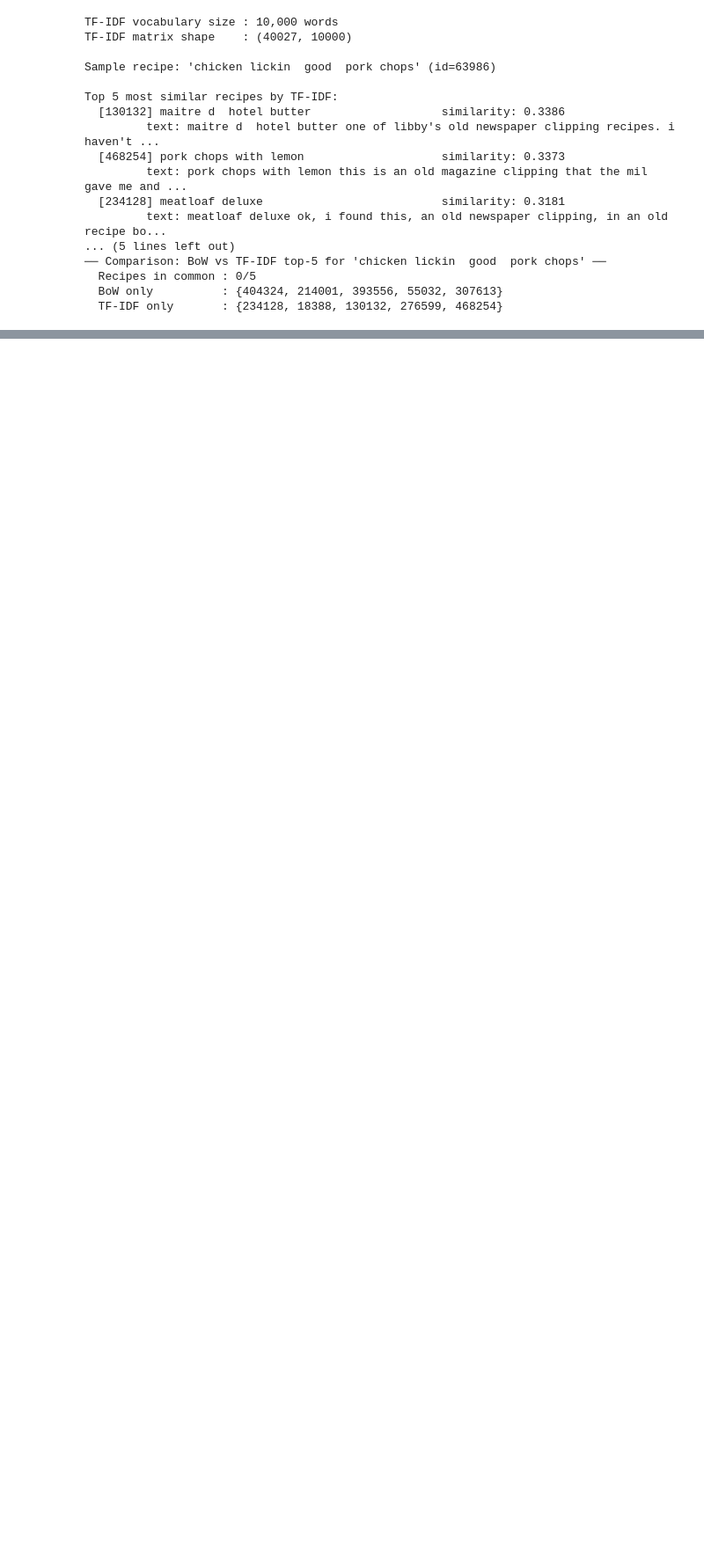
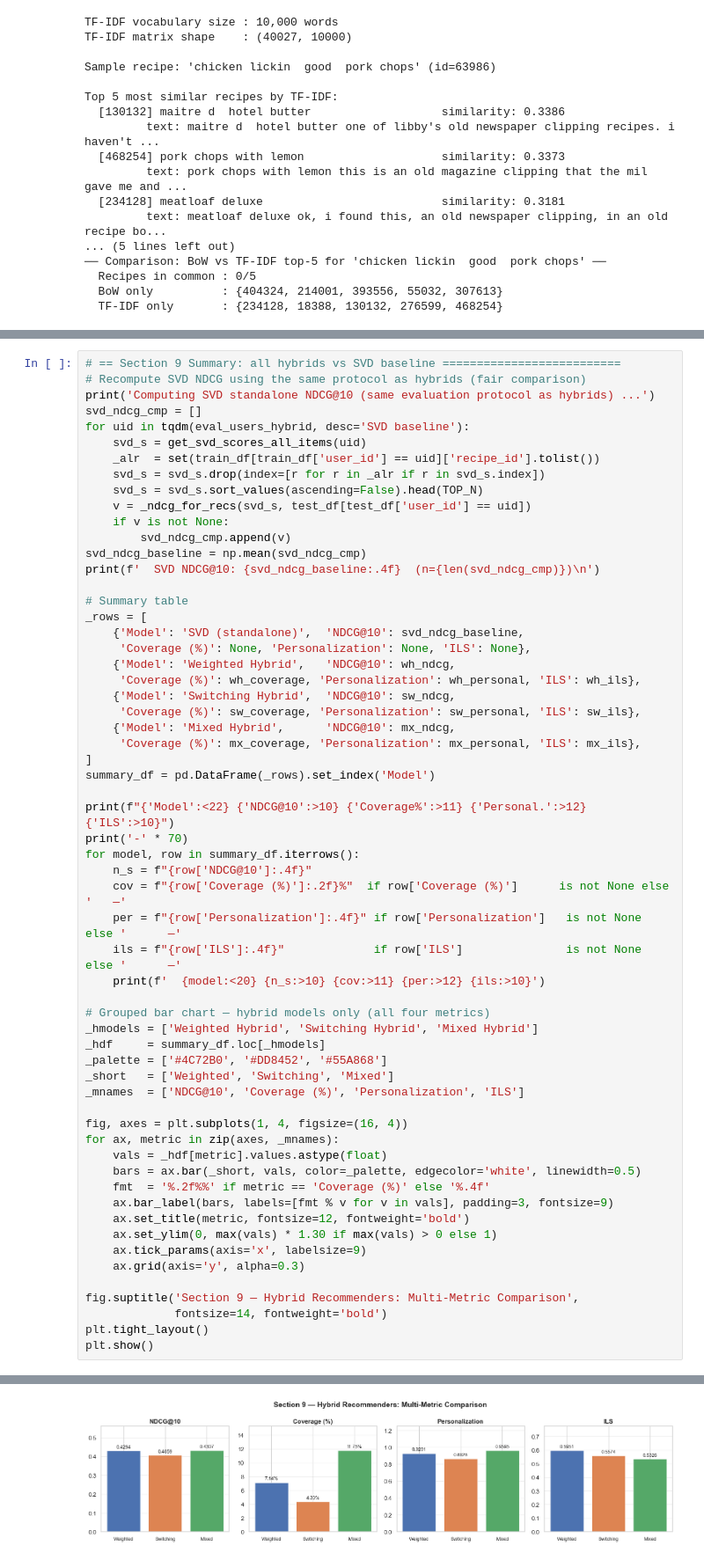
Before and after one commit to beamartin27/Food-Recommender-System, a Jupyter notebook: RecSys_Group_Project.ipynb, the cells around one changed output, grey strips where cells are left out. Shown at 88% size. Saved outputs shown, nothing was run; the diff lists cells and outputs as text; blank space fills up the shorter version.

```diff
--- a/RecSys_Group_Project.ipynb
+++ b/RecSys_Group_Project.ipynb
@@ -2545,0 +3256,61 @@ Content-Based (Combined)   0.9627        0.9627        0.7865     0.7752
+# %%
+# == Section 9 Summary: all hybrids vs SVD baseline ==========================
+# Recompute SVD NDCG using the same protocol as hybrids (fair comparison)
+print('Computing SVD standalone NDCG@10 (same evaluation protocol as hybrids) ...')
+svd_ndcg_cmp = []
+for uid in tqdm(eval_users_hybrid, desc='SVD baseline'):
+    svd_s = get_svd_scores_all_items(uid)
+    _alr  = set(train_df[train_df['user_id'] == uid]['recipe_id'].tolist())
+    svd_s = svd_s.drop(index=[r for r in _alr if r in svd_s.index])
+    svd_s = svd_s.sort_values(ascending=False).head(TOP_N)
+    v = _ndcg_for_recs(svd_s, test_df[test_df['user_id'] == uid])
+    if v is not None:
+        svd_ndcg_cmp.append(v)
+svd_ndcg_baseline = np.mean(svd_ndcg_cmp)
+print(f'  SVD NDCG@10: {svd_ndcg_baseline:.4f}  (n={len(svd_ndcg_cmp)})\n')
+
+# Summary table
+_rows = [
+    {'Model': 'SVD (standalone)',  'NDCG@10': svd_ndcg_baseline,
+     'Coverage (%)': None, 'Personalization': None, 'ILS': None},
+    {'Model': 'Weighted Hybrid',   'NDCG@10': wh_ndcg,
+     'Coverage (%)': wh_coverage, 'Personalization': wh_personal, 'ILS': wh_ils},
+    {'Model': 'Switching Hybrid',  'NDCG@10': sw_ndcg,
+     'Coverage (%)': sw_coverage, 'Personalization': sw_personal, 'ILS': sw_ils},
+    {'Model': 'Mixed Hybrid',      'NDCG@10': mx_ndcg,
+     'Coverage (%)': mx_coverage, 'Personalization': mx_personal, 'ILS': mx_ils},
+]
+summary_df = pd.DataFrame(_rows).set_index('Model')
+
+print(f"{'Model':<22} {'NDCG@10':>10} {'Coverage%':>11} {'Personal.':>12} {'ILS':>10}")
+print('-' * 70)
+for model, row in summary_df.iterrows():
+    n_s = f"{row['NDCG@10']:.4f}"
+    cov = f"{row['Coverage (%)']:.2f}%"  if row['Coverage (%)']      is not None else '   —'
+    per = f"{row['Personalization']:.4f}" if row['Personalization']   is not None else '      —'
+    ils = f"{row['ILS']:.4f}"             if row['ILS']               is not None else '      —'
+    print(f'  {model:<20} {n_s:>10} {cov:>11} {per:>12} {ils:>10}')
+
+# Grouped bar chart — hybrid models only (all four metrics)
+_hmodels = ['Weighted Hybrid', 'Switching Hybrid', 'Mixed Hybrid']
+_hdf     = summary_df.loc[_hmodels]
+_palette = ['#4C72B0', '#DD8452', '#55A868']
+_short   = ['Weighted', 'Switching', 'Mixed']
+_mnames  = ['NDCG@10', 'Coverage (%)', 'Personalization', 'ILS']
+
+fig, axes = plt.subplots(1, 4, figsize=(16, 4))
+for ax, metric in zip(axes, _mnames):
+    vals = _hdf[metric].values.astype(float)
+    bars = ax.bar(_short, vals, color=_palette, edgecolor='white', linewidth=0.5)
+    fmt  = '%.2f%%' if metric == 'Coverage (%)' else '%.4f'
+    ax.bar_label(bars, labels=[fmt % v for v in vals], padding=3, fontsize=9)
+    ax.set_title(metric, fontsize=12, fontweight='bold')
+    ax.set_ylim(0, max(vals) * 1.30 if max(vals) > 0 else 1)
+    ax.tick_params(axis='x', labelsize=9)
+    ax.grid(axis='y', alpha=0.3)
+
+fig.suptitle('Section 9 — Hybrid Recommenders: Multi-Metric Comparison',
+             fontsize=14, fontweight='bold')
+plt.tight_layout()
+plt.show()
+# %% [output]
@@ -2546,2 +3326,3 @@ Content-Based (Combined)   0.9627        0.9627        0.7865     0.7752
+[figure, added]
 # %% [markdown]
 ## 10. Context-Aware Recommenders
```
Also changed, not shown: parts of 65 cells of this notebook.
